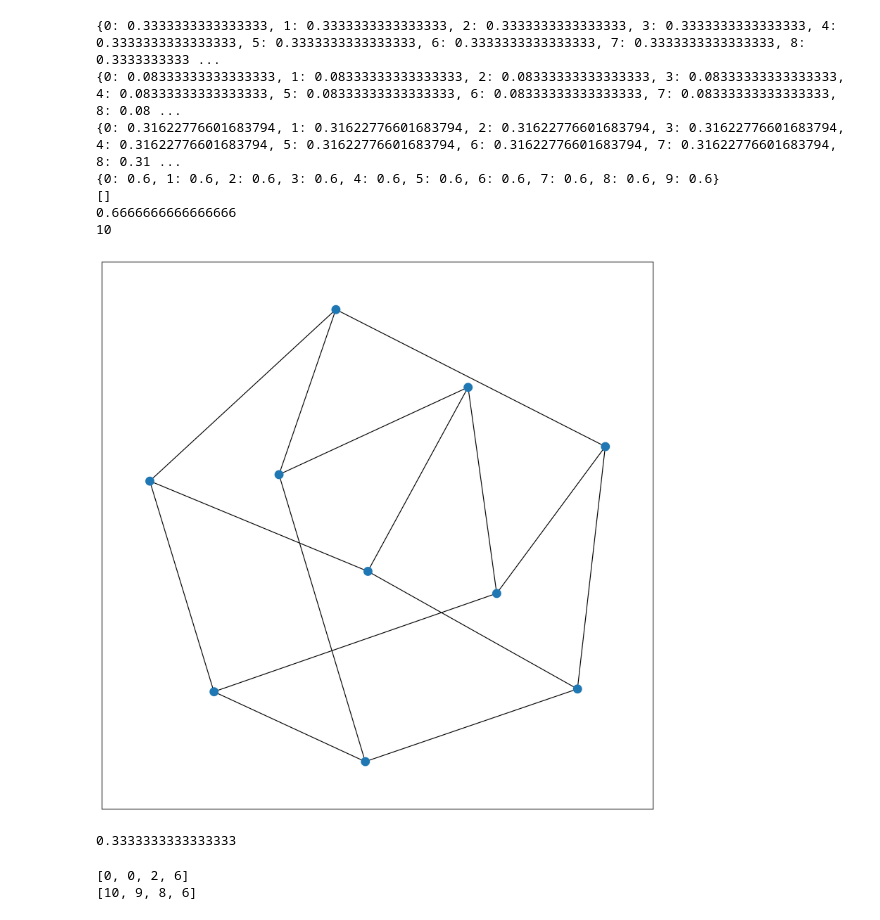
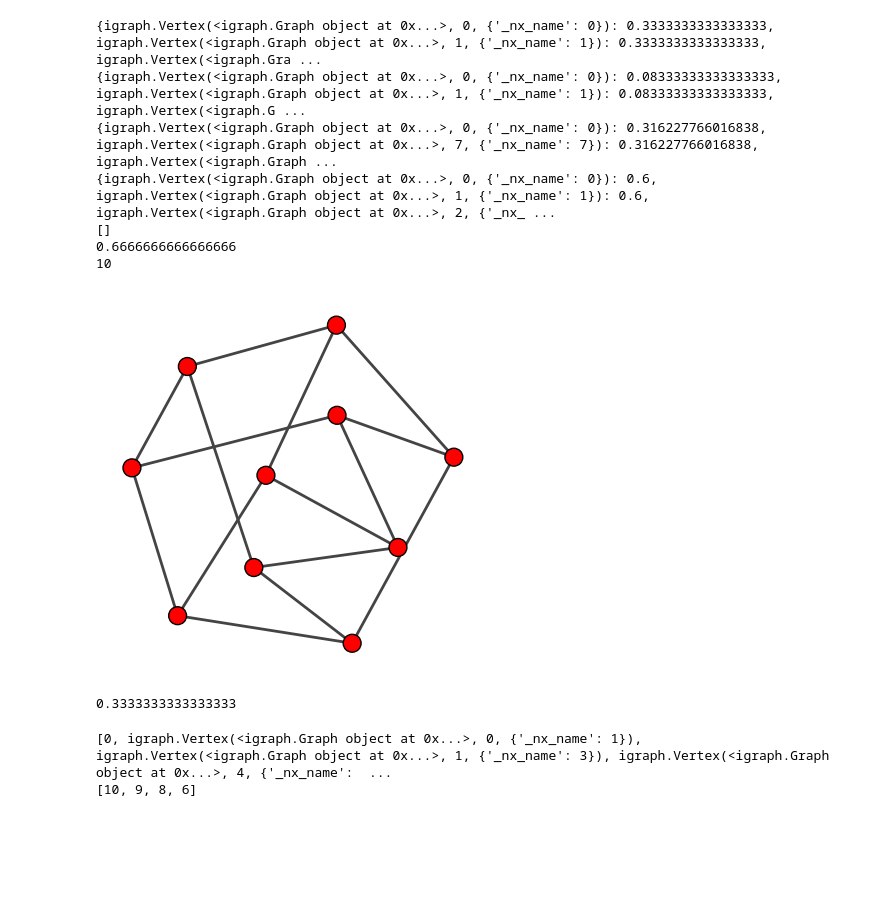
Before and after one commit to stigrs/lnad, a Jupyter notebook: examples/example1.ipynb, the cells around one changed output. Drawn from its saved outputs; the diff is of its cells as text; code cells hidden in the pictures; blank space fills up the shorter version.

Commit message:
Transition to igraph

```diff
--- a/examples/example1.ipynb
+++ b/examples/example1.ipynb
@@ -1,36 +1,39 @@
 # %%
 import networkx as nx
+import igraph as ig
+import matplotlib.pyplot as plt
 import lnad.analysis as lnad
 import lnad.dismantling as lnad_dismantling
 
 G = nx.petersen_graph()
-N = lnad.NetworkAnalysis(G)
+N = lnad.NetworkAnalysis(ig.Graph.from_networkx(G))
 
-N.draw(layout=nx.nx_agraph.graphviz_layout, node_size=100, with_labels=False)
+_, ax = plt.subplots()
+N.plot(target=ax)
 
 print(N.degree_centrality())
 print(N.betweenness_centrality())
 print(N.eigenvector_centrality())
 print(N.closeness_centrality())
 print(N.articulation_points())
 print(N.global_efficiency())
 print(N.largest_connected_component())
 # %% [output]
-{0: 0.3333333333333333, 1: 0.3333333333333333, 2: 0.3333333333333333, 3: 0.3333333333333333, 4: 0.3333333333333333, 5: 0.3333333333333333, 6: 0.3333333333333333, 7: 0.3333333333333333, 8: 0.3333333333 ...
-{0: 0.08333333333333333, 1: 0.08333333333333333, 2: 0.08333333333333333, 3: 0.08333333333333333, 4: 0.08333333333333333, 5: 0.08333333333333333, 6: 0.08333333333333333, 7: 0.08333333333333333, 8: 0.08 ...
-{0: 0.31622776601683794, 1: 0.31622776601683794, 2: 0.31622776601683794, 3: 0.31622776601683794, 4: 0.31622776601683794, 5: 0.31622776601683794, 6: 0.31622776601683794, 7: 0.31622776601683794, 8: 0.31 ...
-{0: 0.6, 1: 0.6, 2: 0.6, 3: 0.6, 4: 0.6, 5: 0.6, 6: 0.6, 7: 0.6, 8: 0.6, 9: 0.6}
+{igraph.Vertex(<igraph.Graph object at 0x...>, 0, {'_nx_name': 0}): 0.3333333333333333, igraph.Vertex(<igraph.Graph object at 0x...>, 1, {'_nx_name': 1}): 0.3333333333333333, igraph.Vertex(<igraph.Gra ...
+{igraph.Vertex(<igraph.Graph object at 0x...>, 0, {'_nx_name': 0}): 0.08333333333333333, igraph.Vertex(<igraph.Graph object at 0x...>, 1, {'_nx_name': 1}): 0.08333333333333333, igraph.Vertex(<igraph.G ...
+{igraph.Vertex(<igraph.Graph object at 0x...>, 0, {'_nx_name': 0}): 0.316227766016838, igraph.Vertex(<igraph.Graph object at 0x...>, 7, {'_nx_name': 7}): 0.316227766016838, igraph.Vertex(<igraph.Graph ...
+{igraph.Vertex(<igraph.Graph object at 0x...>, 0, {'_nx_name': 0}): 0.6, igraph.Vertex(<igraph.Graph object at 0x...>, 1, {'_nx_name': 1}): 0.6, igraph.Vertex(<igraph.Graph object at 0x...>, 2, {'_nx_ ...
 []
 0.6666666666666666
 10
-[figure, old version]
+[figure, new version]
 # %%
 d = N.degree_centrality()
 print(list(d.values())[0])
 # %% [output]
 0.3333333333333333
 # %%
-D = lnad_dismantling.NetworkDismantling(G)
+D = lnad_dismantling.NetworkDismantling(N.graph)
 
 G_attacked, n_attacked, lcc, slcc, eff, c = D.node_iterative_centrality_attack(
     nattacks=3, centrality_method=lnad.degree_centrality
@@ -38,5 +41,5 @@ G_attacked, n_attacked, lcc, slcc, eff, c = D.node_iterative_centrality_attack(
 print(n_attacked)
 print(lcc)
 # %% [output]
-[0, 0, 2, 6]
+[0, igraph.Vertex(<igraph.Graph object at 0x...>, 0, {'_nx_name': 1}), igraph.Vertex(<igraph.Graph object at 0x...>, 1, {'_nx_name': 3}), igraph.Vertex(<igraph.Graph object at 0x...>, 4, {'_nx_name':  ...
 [10, 9, 8, 6]
```
Also changed, not shown: parts of 2 cells of this notebook, 1 other file.
